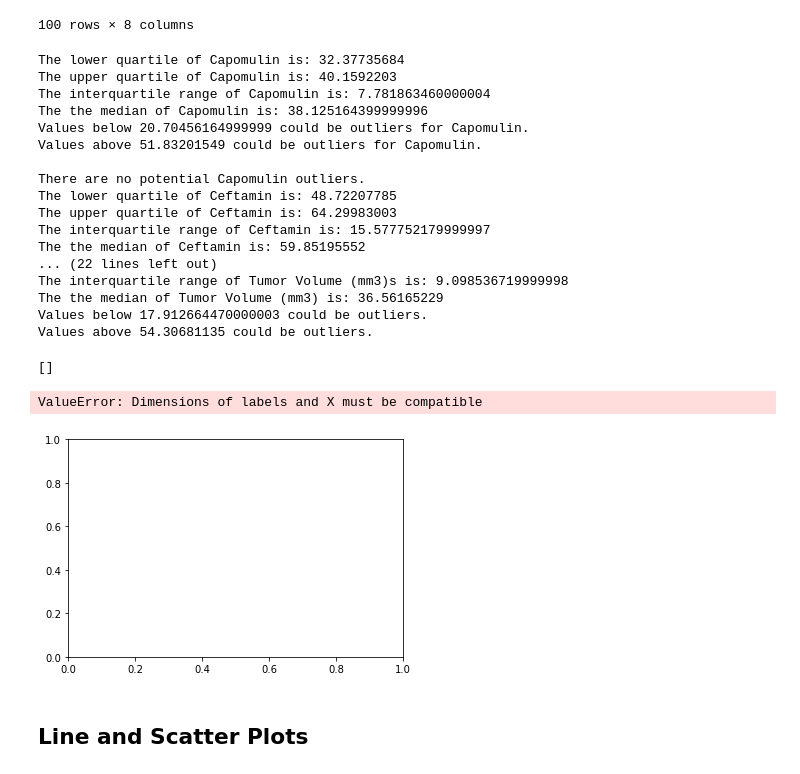
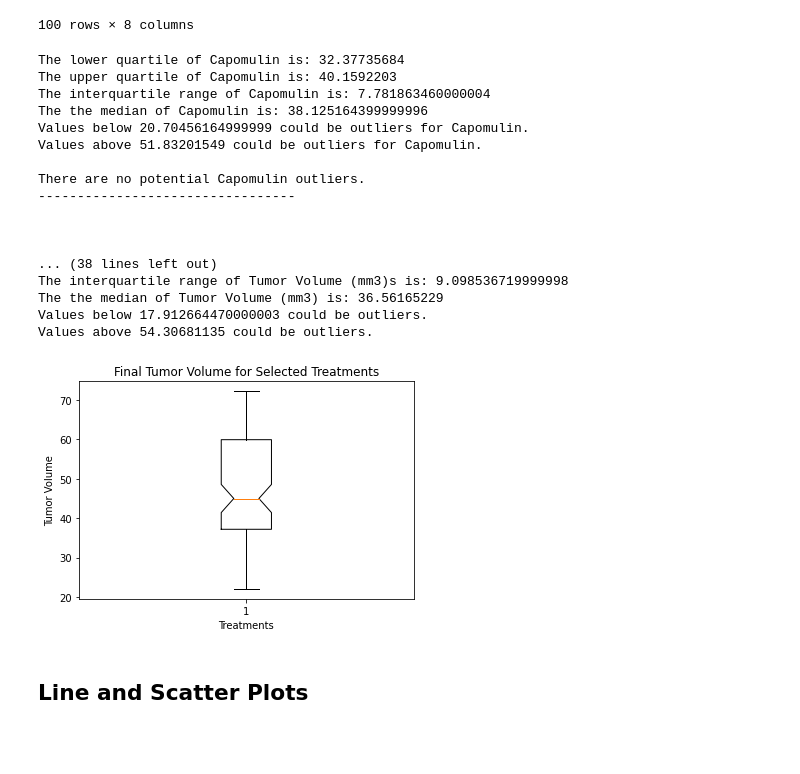
Before and after one commit to Shayoconnell7/pymaceuticals_challenge, a Jupyter notebook: pymaceuticals_challenge.ipynb, the cells around one changed output. Cells and saved outputs as stored; diff of their text form; code cells hidden in the pictures; blank space fills up the shorter version.

```diff
--- a/pymaceuticals_challenge.ipynb
+++ b/pymaceuticals_challenge.ipynb
@@ -301,9 +301,9 @@ for drug in treatments:
     print(f"Values below {lower_bound} could be outliers for {drug}.")
     print(f"Values above {upper_bound} could be outliers for {drug}.\n ")
     if outliers == []:
-        print(f"There are no potential {drug} outliers.")
+        print(f"There are no potential {drug} outliers.\n---------------------------------\n\n\n")
     else:
-        print(f"potential {drug} outliers are: {outliers}")
+        print(f"potential {drug} outliers are: {outliers}.\n---------------------------------\n\n\n")
 
 #     outlier_list = []
 #     for tumor in tumor_volume_list:
@@ -313,13 +313,18 @@ for drug in treatments:
 #             outlier_list.append(tumor)
 # Determine outliers using upper and lower bounds
 
+quartiles = tumor_vol.quantile([.25,.5,.75])
+lowerq = quartiles[0.25]
+upperq = quartiles[0.75]
+iqr = upperq-lowerq
+
 lower_bound = lowerq - (1.5*iqr)
 upper_bound = upperq + (1.5*iqr)
 
 
 
 
-print(f"The lower quartile of Tumor Volume (mm3) is: {lowerq}")
+print(f"The lower quartile of Tumor Volume (mm3) for all treatmentsis: {lowerq}")
 print(f"The upper quartile of Tumor Volume (mm3)s is: {upperq}")
 print(f"The interquartile range of Tumor Volume (mm3)s is: {iqr}")
 print(f"The the median of Tumor Volume (mm3) is: {quartiles[0.5]} ")
@@ -336,30 +341,27 @@ Values below 20.70456164999999 could be outliers for Capomulin.
 Values above 51.83201549 could be outliers for Capomulin.
 
 There are no potential Capomulin outliers.
-The lower quartile of Ceftamin is: 48.72207785
-The upper quartile of Ceftamin is: 64.29983003
-The interquartile range of Ceftamin is: 15.577752179999997
-The the median of Ceftamin is: 59.85195552
-... (22 lines left out)
+---------------------------------
+
+
+
+... (38 lines left out)
 The interquartile range of Tumor Volume (mm3)s is: 9.098536719999998
 The the median of Tumor Volume (mm3) is: 36.56165229
 Values below 17.912664470000003 could be outliers.
 Values above 54.30681135 could be outliers.
-# %%
-tumor_volume_list
-# %% [output]
-[]
 # %%
 # Generate a box plot of the final tumor volume of each mouse across four regimens of interest
+
+final_tumors = latest_data['Tumor Volume (mm3)']
 red_x = dict(markerfacecolor='r', marker='X')
-plt.boxplot(tumor_volume_list, labels=treatments, flierprops=red_x, notch=True)
+plt.boxplot(final_tumors, flierprops=red_x, notch=True)
 plt.title('Final Tumor Volume for Selected Treatments')
 plt.xlabel('Treatments')
 plt.ylabel('Tumor Volume')
 plt.show()
 # %% [output]
-ValueError: Dimensions of labels and X must be compatible
-[figure, old version]
+[figure, new version]
 # %% [markdown]
 ## Line and Scatter Plots
 # %%
```
